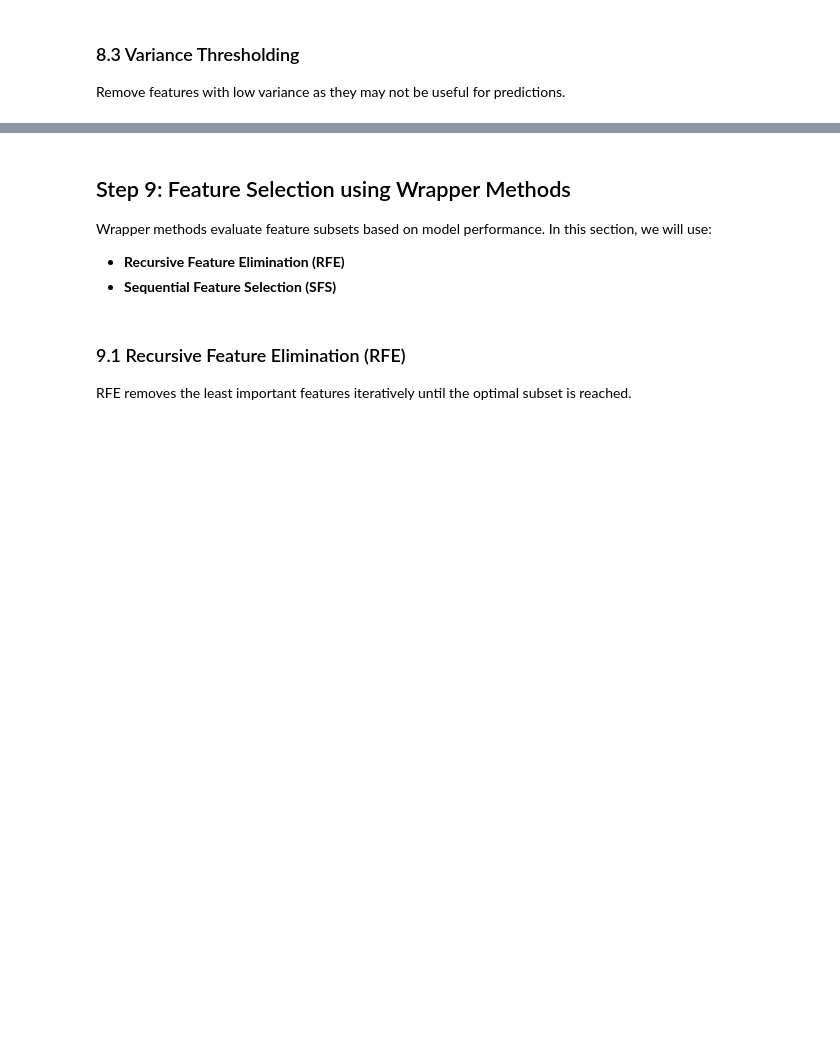
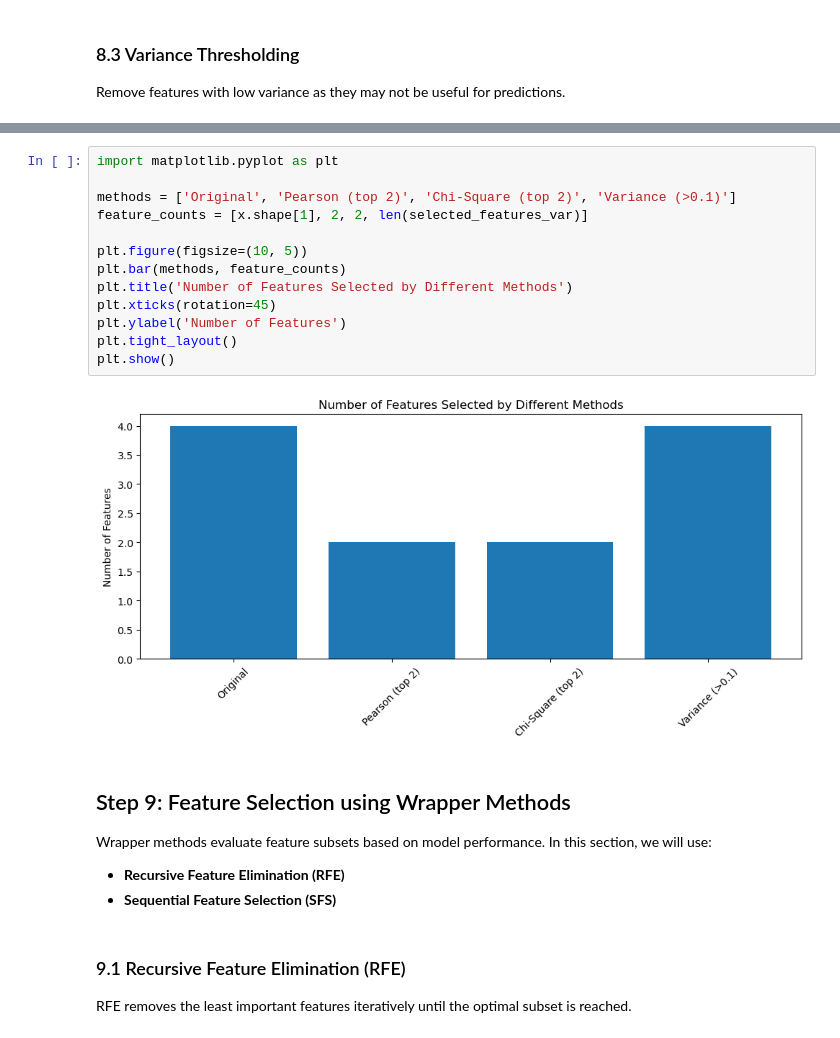
Before and after one commit to MeetBagda/Machine-Learning-Practical-Lab, a Jupyter notebook: ML LAB 11/Lab11 Blank.ipynb, the cells around one changed output, grey strips where cells are left out. Cells and saved outputs as stored; diff of their text form; blank space fills up the shorter version.

```diff
--- a/ML LAB 11/Lab11 Blank.ipynb
+++ b/ML LAB 11/Lab11 Blank.ipynb
@@ -196,3 +257,18 @@ Remove features with low variance as they may not be useful for predictions.
+# %%
+import matplotlib.pyplot as plt
+
+methods = ['Original', 'Pearson (top 2)', 'Chi-Square (top 2)', 'Variance (>0.1)']
+feature_counts = [x.shape[1], 2, 2, len(selected_features_var)]
+
+plt.figure(figsize=(10, 5))
+plt.bar(methods, feature_counts)
+plt.title('Number of Features Selected by Different Methods')
+plt.xticks(rotation=45)
+plt.ylabel('Number of Features')
+plt.tight_layout()
+plt.show()
+# %% [output]
+[figure, added]
 # %% [markdown]
 ## Step 9: Feature Selection using Wrapper Methods
 Wrapper methods evaluate feature subsets based on model performance.
```
Also changed, not shown: parts of 7 cells of this notebook, 1 other file.
